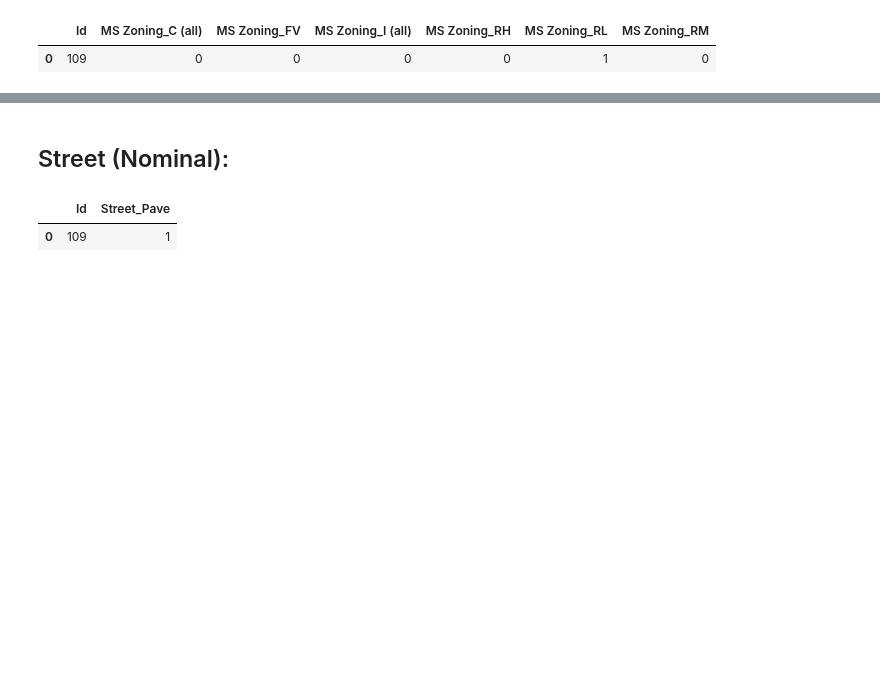
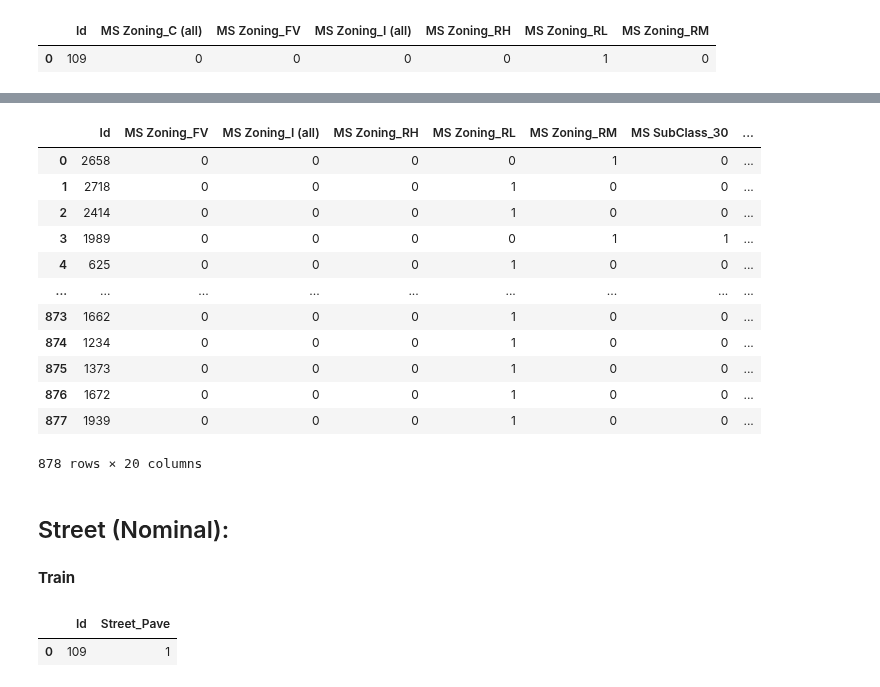
Before and after one commit to amcurley/GA_projects, a Jupyter notebook: Projects/project_2-master/nominal_cleaning.ipynb, the cells around one changed output, grey strips where cells are left out. Drawn from its saved outputs; the diff is of its cells as text; code cells hidden in the pictures; blank space fills up the shorter version.

```diff
--- a/Projects/project_2-master/nominal_cleaning.ipynb
+++ b/Projects/project_2-master/nominal_cleaning.ipynb
@@ -105,0 +56,5 @@ metrics.mean_squared_error(y, y_pred, squared=False)
+# %%
+mssc_dummies_test = test_df[['Id','MS SubClass']]
+ms_new_test = pd.get_dummies(columns=['MS SubClass'], data=mssc_dummies_test, drop_first=True)
+
+ms_new_test
@@ -149,0 +92,5 @@ nominal = msz_new.merge(ms_new, on='Id')
+# %%
+msz_dummies_test = test_df[['Id','MS Zoning']]
+msz_new_test = pd.get_dummies(columns=['MS Zoning'], data=msz_dummies_test, drop_first=True)
+
+msz_new_test
@@ -150,5 +111,24 @@ nominal = msz_new.merge(ms_new, on='Id')
+# %%
+nominal_test = msz_new_test.merge(ms_new_test, on='Id')
+nominal_test
+# %% [output]
+|  | Id | MS Zoning_FV | MS Zoning_I (all) | MS Zoning_RH | MS Zoning_RL | MS Zoning_RM | MS SubClass_30 | ... |
+| 0 | 2658 | 0 | 0 | 0 | 0 | 1 | 0 | ... |
+| 1 | 2718 | 0 | 0 | 0 | 1 | 0 | 0 | ... |
+| 2 | 2414 | 0 | 0 | 0 | 1 | 0 | 0 | ... |
+| 3 | 1989 | 0 | 0 | 0 | 0 | 1 | 1 | ... |
+| 4 | 625 | 0 | 0 | 0 | 1 | 0 | 0 | ... |
+| ... | ... | ... | ... | ... | ... | ... | ... | ... |
+| 873 | 1662 | 0 | 0 | 0 | 1 | 0 | 0 | ... |
+| 874 | 1234 | 0 | 0 | 0 | 1 | 0 | 0 | ... |
+| 875 | 1373 | 0 | 0 | 0 | 1 | 0 | 0 | ... |
+| 876 | 1672 | 0 | 0 | 0 | 1 | 0 | 0 | ... |
+| 877 | 1939 | 0 | 0 | 0 | 1 | 0 | 0 | ... |
+878 rows × 20 columns
 # %% [markdown]
 ## Street (Nominal):
+# %% [markdown]
+**Train**
 # %%
 street_dummies = train_df[['Id','Street']]
 street_new = pd.get_dummies(columns=['Street'], data=street_dummies, drop_first=True)
```
Also changed, not shown: parts of 84 cells of this notebook, 7 other files.
